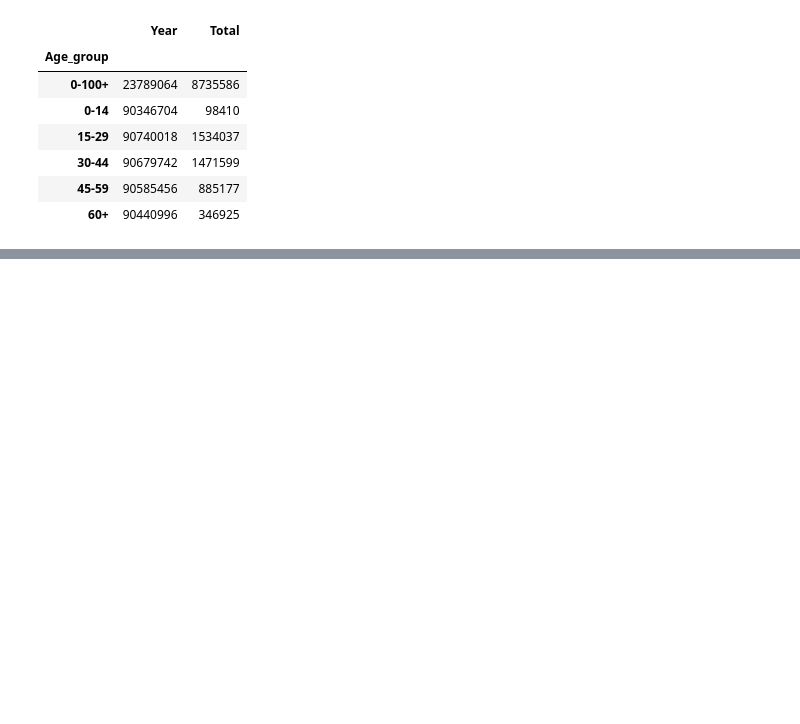
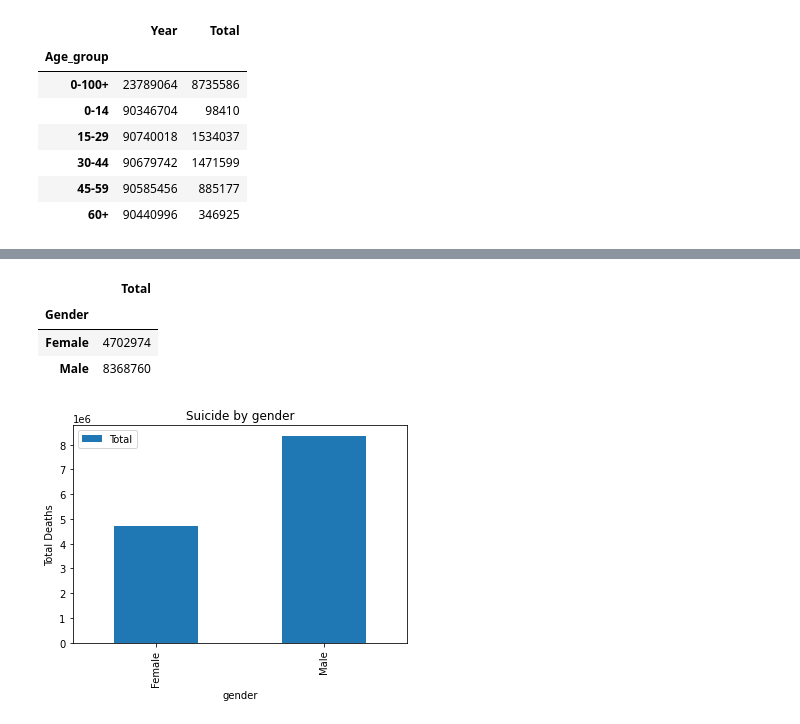
Before and after one commit to Ebuka007/Data-Science, a Jupyter notebook: Assignment_Test.ipynb, the cells around one changed output, grey strips where cells are left out. Drawn from its saved outputs; the diff is of its cells as text; code cells hidden in the pictures; blank space fills up the shorter version.

```diff
--- a/Assignment_Test.ipynb
+++ b/Assignment_Test.ipynb
@@ -71,0 +65,15 @@ Age_extract.plot(kind='bar');
+# %%
+gender = sucidesindia.groupby(['Gender'])
+gender_extract=gender.sum()
+gender_total = gender_extract[['Total']]
+gender_total.plot(kind='bar');
+plt.title('Suicide by gender')
+plt.xlabel('gender')
+plt.ylabel('Total Deaths')
+gender_total
+# %% [output]
+|  | Total |
+| Gender |  |
+| Female | 4702974 |
+| Male | 8368760 |
+[figure, added]
```
Also changed, not shown: parts of 10 cells of this notebook.
